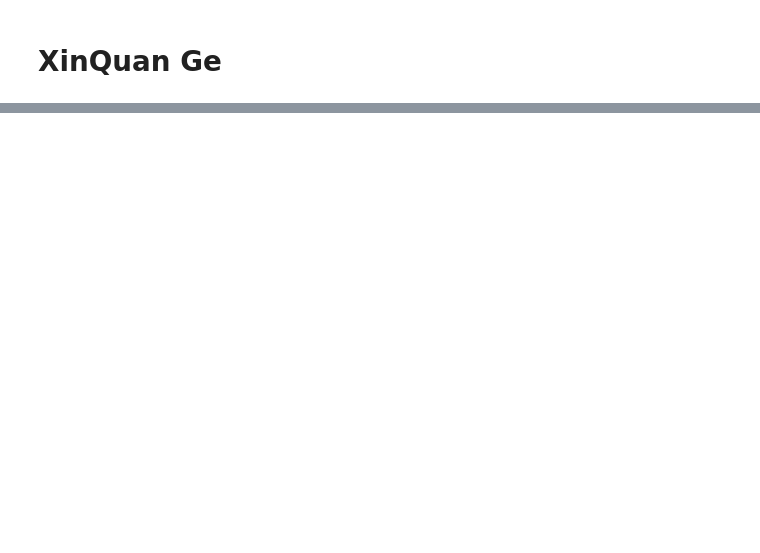
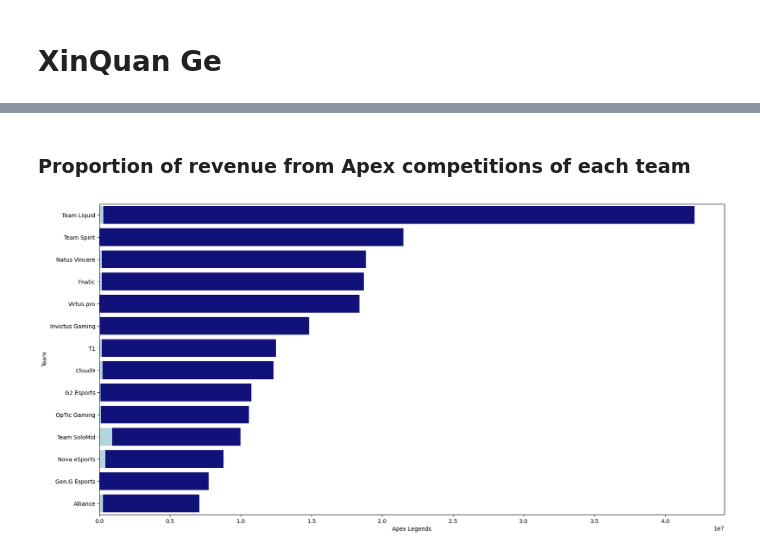
Before and after one commit to ubco-W2022T1-cosc301/project-group08, a Jupyter notebook: notebooks/analysis2.ipynb, the cells around one changed output, grey strips where cells are left out. Drawn from its saved outputs; the diff is of its cells as text; code cells hidden in the pictures; blank space fills up the shorter version.

```diff
--- a/notebooks/analysis2.ipynb
+++ b/notebooks/analysis2.ipynb
@@ -59,0 +7,7 @@ win_by_player
+# %%
+import pandas as pd
+import seaborn as sns
+import numpy as np
+import os
+import matplotlib.pyplot as plt
+df=pd.read_csv("ungraded/Team_prize.csv")
@@ -59,0 +50,3 @@ win_by_player
+# %%
+df_hot=df[["Team","prize money","Apex Legends","CS:GO","Dota2","Fortnite","League of Legends","Valorant"]]
+df_hot.head()
@@ -59,0 +72,11 @@ win_by_player
+# %% [markdown]
+### Proportion of revenue from Apex competitions of each team
+# %%
+df_Apex=df_hot[["Team","prize money","Apex Legends"]]
+df_Apex=df_Apex[df_Apex["Apex Legends"]>=0]
+df_Apex
+bar1=sns.barplot(data=df_Apex,y="Team",x="prize money",color='darkblue')
+bar2=sns.barplot(data=df_Apex,y="Team",x="Apex Legends",color='lightblue')
+plt.gcf().set_size_inches(20,10)
+# %% [output]
+[figure, added]
```
Also changed, not shown: parts of 45 cells of this notebook, 1 other file.
